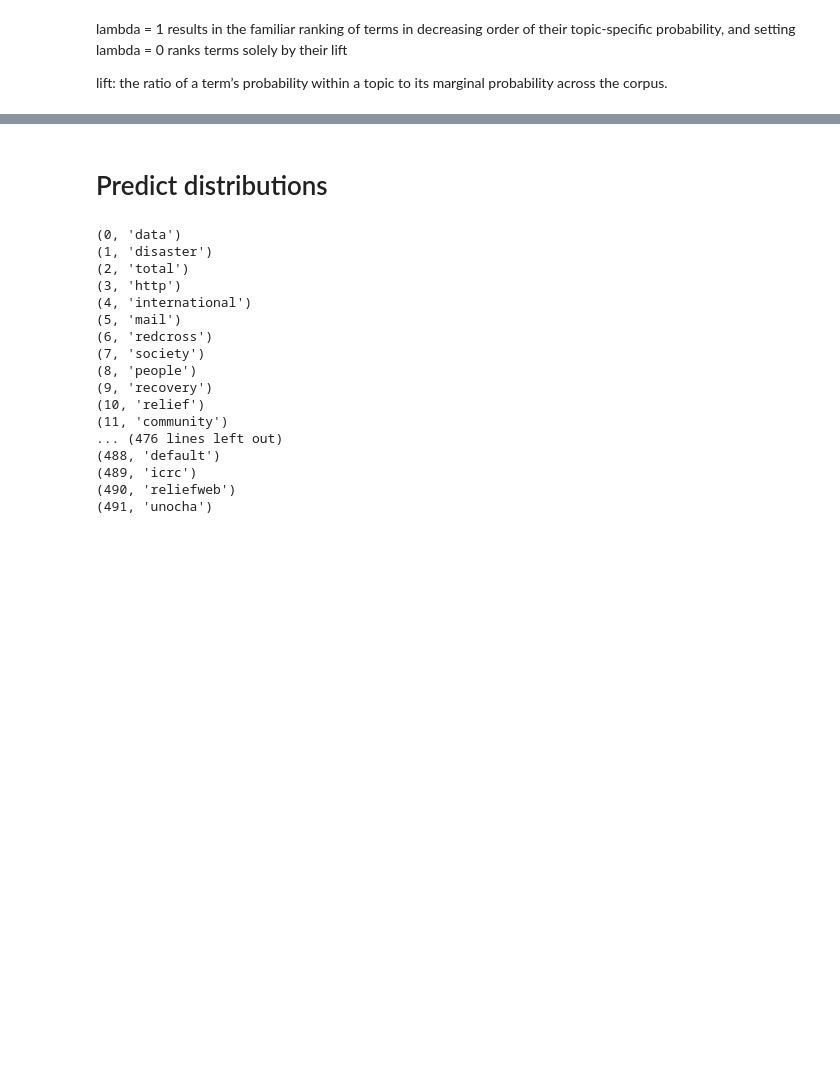
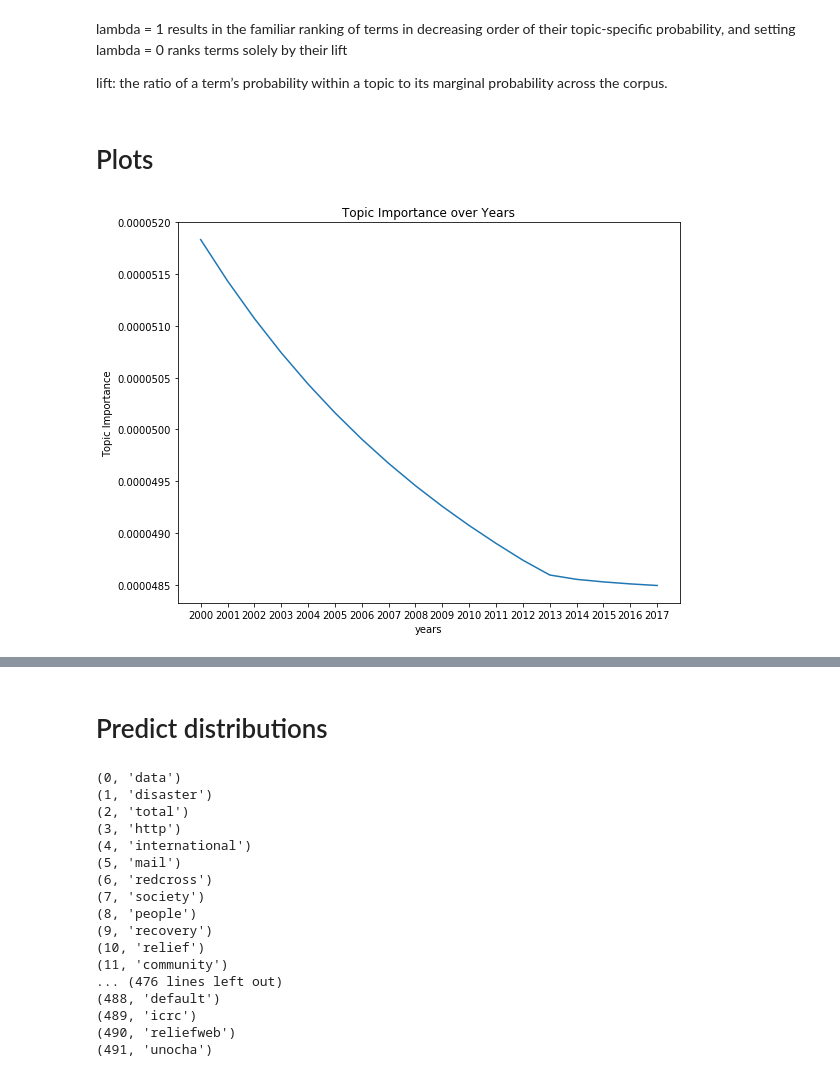
Before and after one commit to d4gumich/pdf_dynamic_topic_modeling, a Jupyter notebook: topic_modeling.ipynb, the cells around one changed output, grey strips where cells are left out. Cells and saved outputs as stored; diff of their text form; code cells hidden in the pictures; blank space fills up the shorter version.

```diff
--- a/topic_modeling.ipynb
+++ b/topic_modeling.ipynb
@@ -257,7 +257,7 @@ if LOAD_LDA:
     print("loading LDAmodel")
     lda = ldamodel.LdaModel.load(os.path.join(home, 'model/LDAmodel_{}'.format(num_topics)))
 else:
-    for num_topics_sub in [num_topics]:
+    for num_topics_sub in num_topics:
         print("LDAmodel not found; initializing ldamodel")
         lda = ldamodel.LdaModel(corpus=common_corpus, id2word=common_dictionary, num_topics=num_topics_sub, update_every=1, passes=1)
 
@@ -374,7 +320,7 @@ if LOAD_DTM:
     print("loading DTMmodel")
     ldaseq = ldaseqmodel.LdaSeqModel.load('model/DTMmodel_{}'.format(num_topics))
 else:
-    for num_topics_sub in [num_topics]:
+    for num_topics_sub in num_topics:
         print(num_topics)
         print("DTMmodel not found; initializing DTMmodel")
         bc = bleicorpus.BleiCorpus.serialize(fname=os.path.join(home, 'model/blei_{}'.format(num_topics_sub)), corpus=common_corpus)
@@ -446,3 +392,24 @@ To retain the current behavior and silence the warning, pass 'sort=True'.
 lambda = 1 results in the familiar ranking of terms in decreasing order of their topic-specific probability, and setting lambda = 0 ranks terms solely by their lift
 
 lift: the ratio of a term’s probability within a topic to its marginal probability across the corpus.
+# %% [markdown]
+# Plots
+# %%
+def plot_specific_topic(tn, term = 'geneva'):
+    val_list = []
+    for i in ldaseq.print_topic_times(topic=tn, top_terms=len(common_dictionary.values())):
+        for each_tup in i:
+            if each_tup[0] == term:
+                val_list.append(each_tup[1])
+            else: pass
+    plt.figure(figsize=(9, 7))
+    plt.title('Topic Importance over Years')
+    plt.plot(val_list)
+    plt.xticks(np.arange(18), range(2000,2018))
+    plt.xlabel('years')
+    plt.ylabel('Topic Importance')
+    plt.show()
+# %%
+plot_specific_topic(tn = 27, term = 'refugee')
+# %% [output]
+[figure, added]
```
Also changed, not shown: parts of 10 cells of this notebook.
